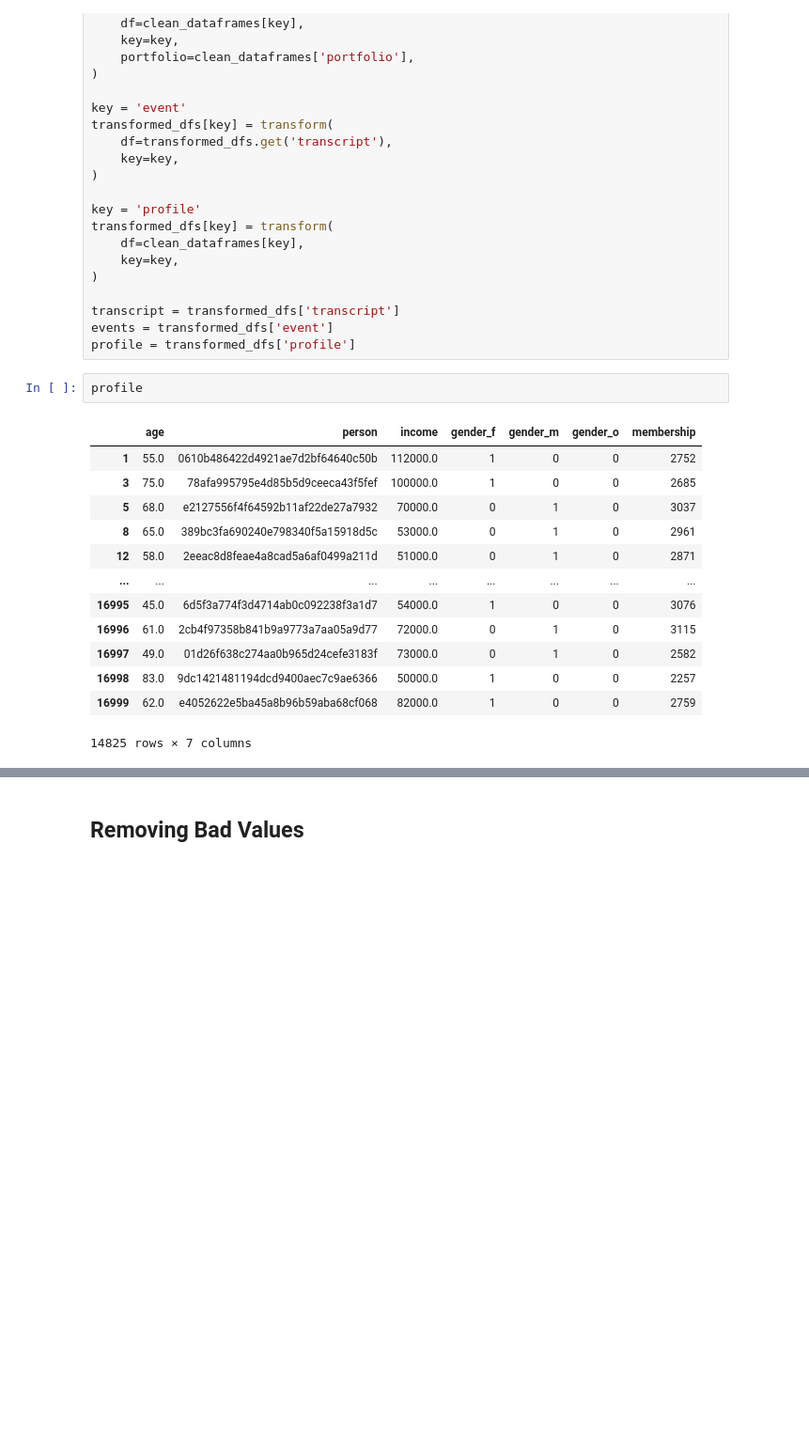
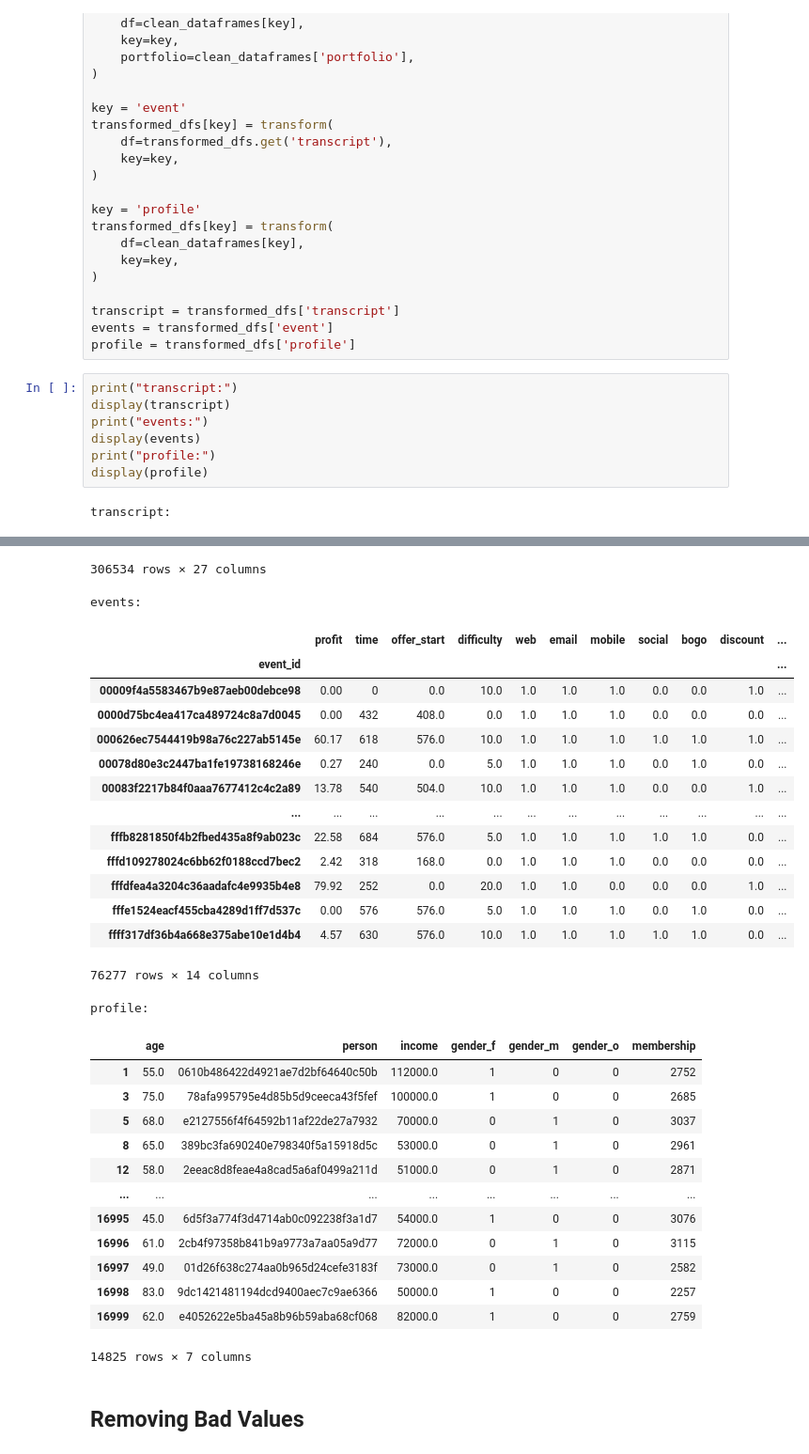
Before and after one commit to amcumber/udacity-mle-capstone-project, a Jupyter notebook: Starbucks_Capstone_notebook.ipynb, the cells around one changed output, grey strips where cells are left out. Shown at 94% size. Cells and saved outputs as stored; diff of their text form; blank space fills up the shorter version.

Commit message:
feat: added final display to feature generation segment
docs-bug: needs discussion and intro to section before moving to models

```diff
--- a/Starbucks_Capstone_notebook.ipynb
+++ b/Starbucks_Capstone_notebook.ipynb
@@ -433,19 +433,12 @@ transformed_dfs[key] = transform(
 transcript = transformed_dfs['transcript']
 events = transformed_dfs['event']
 profile = transformed_dfs['profile']
-# %%
-profile
-# %% [output]
-|  | age | person | income | gender_f | gender_m | gender_o | membership |
-| 1 | 55.0 | 0610b486422d4921ae7d2bf64640c50b | 112000.0 | 1 | 0 | 0 | 2752 |
-| 3 | 75.0 | 78afa995795e4d85b5d9ceeca43f5fef | 100000.0 | 1 | 0 | 0 | 2685 |
-| 5 | 68.0 | e2127556f4f64592b11af22de27a7932 | 70000.0 | 0 | 1 | 0 | 3037 |
-| 8 | 65.0 | 389bc3fa690240e798340f5a15918d5c | 53000.0 | 0 | 1 | 0 | 2961 |
-| 12 | 58.0 | 2eeac8d8feae4a8cad5a6af0499a211d | 51000.0 | 0 | 1 | 0 | 2871 |
-| ... | ... | ... | ... | ... | ... | ... | ... |
-| 16995 | 45.0 | 6d5f3a774f3d4714ab0c092238f3a1d7 | 54000.0 | 1 | 0 | 0 | 3076 |
-| 16996 | 61.0 | 2cb4f97358b841b9a9773a7aa05a9d77 | 72000.0 | 0 | 1 | 0 | 3115 |
-| 16997 | 49.0 | 01d26f638c274aa0b965d24cefe3183f | 73000.0 | 0 | 1 | 0 | 2582 |
-| 16998 | 83.0 | 9dc1421481194dcd9400aec7c9ae6366 | 50000.0 | 1 | 0 | 0 | 2257 |
-| 16999 | 62.0 | e4052622e5ba45a8b96b59aba68cf068 | 82000.0 | 1 | 0 | 0 | 2759 |
-14825 rows × 7 columns
+# %%
+print("transcript:")
+display(transcript)
+print("events:")
+display(events)
+print("profile:")
+display(profile)
+# %% [output]
+transcript:
@@ -452,2 +458,32 @@ profile
+306534 rows × 27 columns
+events:
+|  | profit | time | offer_start | difficulty | web | email | mobile | social | bogo | discount | ... |
+| event_id |  |  |  |  |  |  |  |  |  |  | ... |
+| 00009f4a5583467b9e87aeb00debce98 | 0.00 | 0 | 0.0 | 10.0 | 1.0 | 1.0 | 1.0 | 0.0 | 0.0 | 1.0 | ... |
+| 0000d75bc4ea417ca489724c8a7d0045 | 0.00 | 432 | 408.0 | 0.0 | 1.0 | 1.0 | 1.0 | 0.0 | 0.0 | 0.0 | ... |
+| 000626ec7544419b98a76c227ab5145e | 60.17 | 618 | 576.0 | 10.0 | 1.0 | 1.0 | 1.0 | 1.0 | 1.0 | 1.0 | ... |
+| 00078d80e3c2447ba1fe19738168246e | 0.27 | 240 | 0.0 | 5.0 | 1.0 | 1.0 | 1.0 | 0.0 | 1.0 | 0.0 | ... |
+| 00083f2217b84f0aaa7677412c4c2a89 | 13.78 | 540 | 504.0 | 10.0 | 1.0 | 1.0 | 1.0 | 0.0 | 0.0 | 1.0 | ... |
+| ... | ... | ... | ... | ... | ... | ... | ... | ... | ... | ... | ... |
+| fffb8281850f4b2fbed435a8f9ab023c | 22.58 | 684 | 576.0 | 5.0 | 1.0 | 1.0 | 1.0 | 1.0 | 1.0 | 0.0 | ... |
+| fffd109278024c6bb62f0188ccd7bec2 | 2.42 | 318 | 168.0 | 0.0 | 1.0 | 1.0 | 1.0 | 0.0 | 0.0 | 0.0 | ... |
+| fffdfea4a3204c36aadafc4e9935b4e8 | 79.92 | 252 | 0.0 | 20.0 | 1.0 | 1.0 | 0.0 | 0.0 | 0.0 | 1.0 | ... |
+| fffe1524eacf455cba4289d1ff7d537c | 0.00 | 576 | 576.0 | 5.0 | 1.0 | 1.0 | 1.0 | 0.0 | 1.0 | 0.0 | ... |
+| ffff317df36b4a668e375abe10e1d4b4 | 4.57 | 630 | 576.0 | 10.0 | 1.0 | 1.0 | 1.0 | 1.0 | 1.0 | 0.0 | ... |
+76277 rows × 14 columns
+profile:
+|  | age | person | income | gender_f | gender_m | gender_o | membership |
+| 1 | 55.0 | 0610b486422d4921ae7d2bf64640c50b | 112000.0 | 1 | 0 | 0 | 2752 |
+| 3 | 75.0 | 78afa995795e4d85b5d9ceeca43f5fef | 100000.0 | 1 | 0 | 0 | 2685 |
+| 5 | 68.0 | e2127556f4f64592b11af22de27a7932 | 70000.0 | 0 | 1 | 0 | 3037 |
+| 8 | 65.0 | 389bc3fa690240e798340f5a15918d5c | 53000.0 | 0 | 1 | 0 | 2961 |
+| 12 | 58.0 | 2eeac8d8feae4a8cad5a6af0499a211d | 51000.0 | 0 | 1 | 0 | 2871 |
+| ... | ... | ... | ... | ... | ... | ... | ... |
+| 16995 | 45.0 | 6d5f3a774f3d4714ab0c092238f3a1d7 | 54000.0 | 1 | 0 | 0 | 3076 |
+| 16996 | 61.0 | 2cb4f97358b841b9a9773a7aa05a9d77 | 72000.0 | 0 | 1 | 0 | 3115 |
+| 16997 | 49.0 | 01d26f638c274aa0b965d24cefe3183f | 73000.0 | 0 | 1 | 0 | 2582 |
+| 16998 | 83.0 | 9dc1421481194dcd9400aec7c9ae6366 | 50000.0 | 1 | 0 | 0 | 2257 |
+| 16999 | 62.0 | e4052622e5ba45a8b96b59aba68cf068 | 82000.0 | 1 | 0 | 0 | 2759 |
+14825 rows × 7 columns
 # %% [markdown]
 ## Removing Bad Values
```
Also changed, not shown: parts of 1 cell of this notebook.
